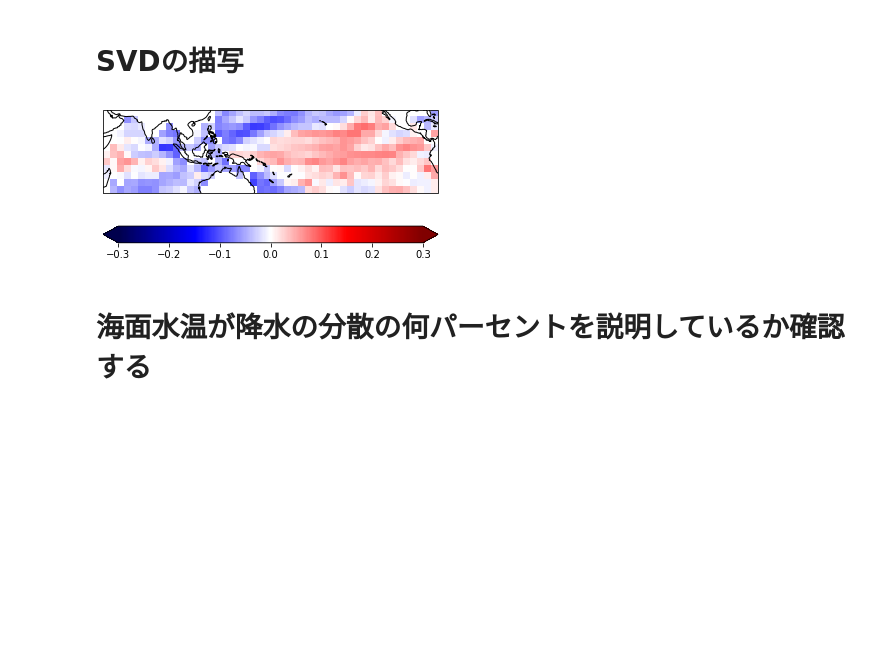
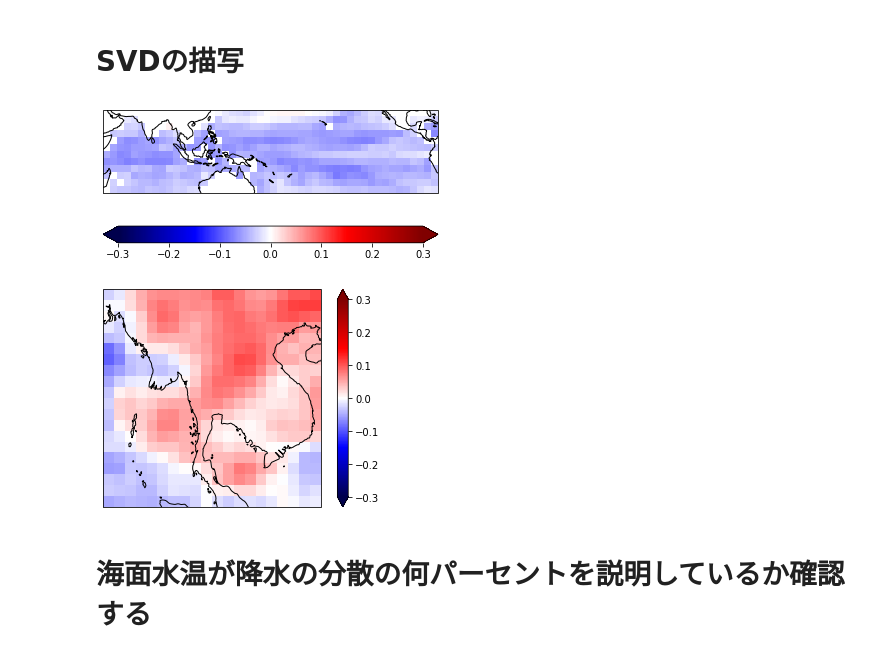
Before and after one commit to HalKiyo/ryzen5900_jupyter_test, a Jupyter notebook: test_workspace/svd_test/vector_investigation.ipynb, the cells around one changed output. Saved outputs shown, nothing was run; the diff lists cells and outputs as text; code cells hidden in the pictures; blank space fills up the shorter version.

```diff
--- a/test_workspace/svd_test/vector_investigation.ipynb
+++ b/test_workspace/svd_test/vector_investigation.ipynb
@@ -238,19 +238,21 @@ show_prcp(label_norm, vmin=-5, vmax=5)
 # %% [markdown]
 # SVDの描写
 # %%
-mode_index = 1
+mode_index = 0
 
 # SSTの左特異ベクトルを描写
 sst_SVDs = PQ_to_latlon(P, umi)
 svd1_sst_map = sst_SVDs[:, :, mode_index]
 
 img_extent = (-135, 105, -30, 30)
 show_sst(svd1_sst_map, img_extent, vmin=-0.3, vmax=0.3)
 
 prcp_SVDs = PQ_to_latlon(Q, ame)
 svd1_prcp_map = prcp_SVDs[:, :, mode_index]
+show_prcp(svd1_prcp_map, vmin=-0.3, vmax=0.3)
 # %% [output]
-[figure, old version]
+[figure, new version]
+[figure, added]
 # %% [markdown]
 # 海面水温が降水の分散の何パーセントを説明しているか確認する
 # %%
```
Also changed, not shown: parts of 1 cell of this notebook, 1 other file.
